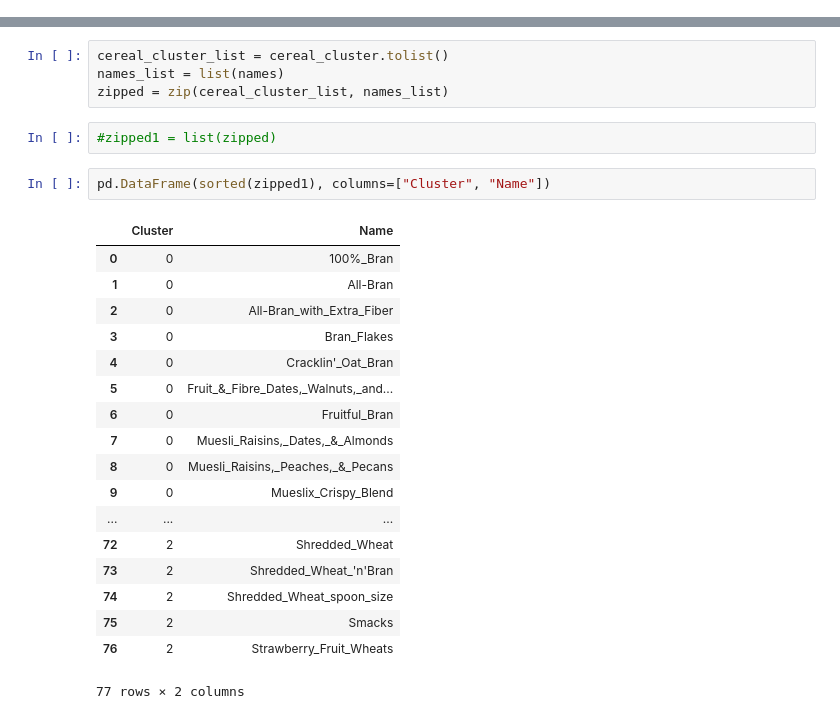
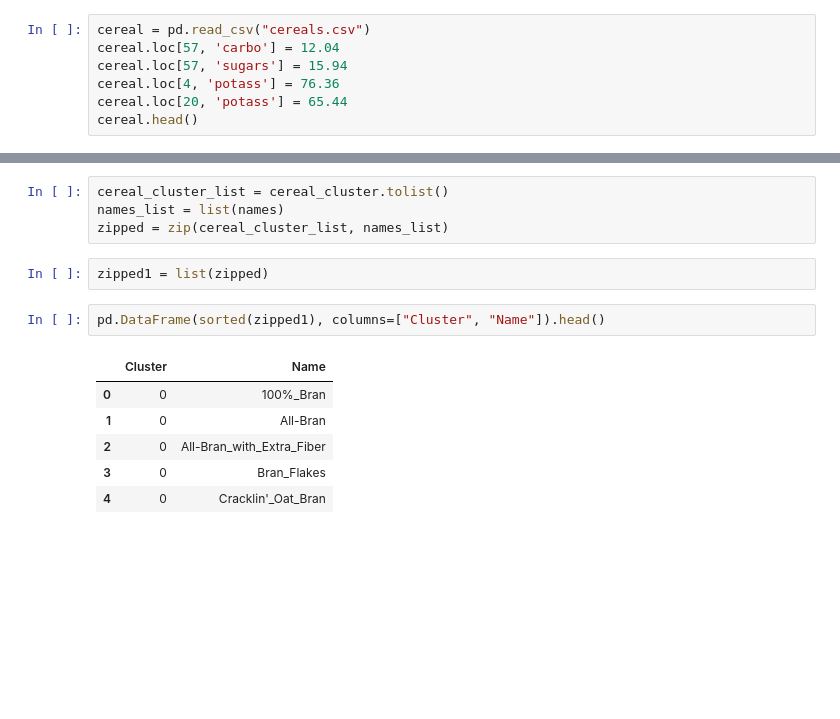
Before and after one commit to tiy-gvl-python/honey-nut-clusters, a Jupyter notebook: HoneyBunchesOfOats.ipynb, the cells around one changed output, grey strips where cells are left out. Cells and saved outputs as stored; diff of their text form; blank space fills up the shorter version.

```diff
--- a/HoneyBunchesOfOats.ipynb
+++ b/HoneyBunchesOfOats.ipynb
@@ -32,0 +56,7 @@ cereal
+# %%
+cereal = pd.read_csv("cereals.csv")
+cereal.loc[57, 'carbo'] = 12.04
+cereal.loc[57, 'sugars'] = 15.94
+cereal.loc[4, 'potass'] = 76.36
+cereal.loc[20, 'potass'] = 65.44
+cereal.head()
@@ -171,25 +122,13 @@ cereal_cluster_list = cereal_cluster.tolist()
 names_list = list(names)
 zipped = zip(cereal_cluster_list, names_list)
 # %%
-#zipped1 = list(zipped)
+zipped1 = list(zipped)
 # %%
-pd.DataFrame(sorted(zipped1), columns=["Cluster", "Name"])
+pd.DataFrame(sorted(zipped1), columns=["Cluster", "Name"]).head()
 # %% [output]
 |  | Cluster | Name |
 | 0 | 0 | 100%_Bran |
 | 1 | 0 | All-Bran |
 | 2 | 0 | All-Bran_with_Extra_Fiber |
 | 3 | 0 | Bran_Flakes |
 | 4 | 0 | Cracklin'_Oat_Bran |
-| 5 | 0 | Fruit_&_Fibre_Dates,_Walnuts,_and... |
-| 6 | 0 | Fruitful_Bran |
-| 7 | 0 | Muesli_Raisins,_Dates,_&_Almonds |
-| 8 | 0 | Muesli_Raisins,_Peaches,_&_Pecans |
-| 9 | 0 | Mueslix_Crispy_Blend |
-| ... | ... | ... |
-| 72 | 2 | Shredded_Wheat |
-| 73 | 2 | Shredded_Wheat_'n'Bran |
-| 74 | 2 | Shredded_Wheat_spoon_size |
-| 75 | 2 | Smacks |
-| 76 | 2 | Strawberry_Fruit_Wheats |
-77 rows × 2 columns
```
Also changed, not shown: parts of 32 cells of this notebook.
